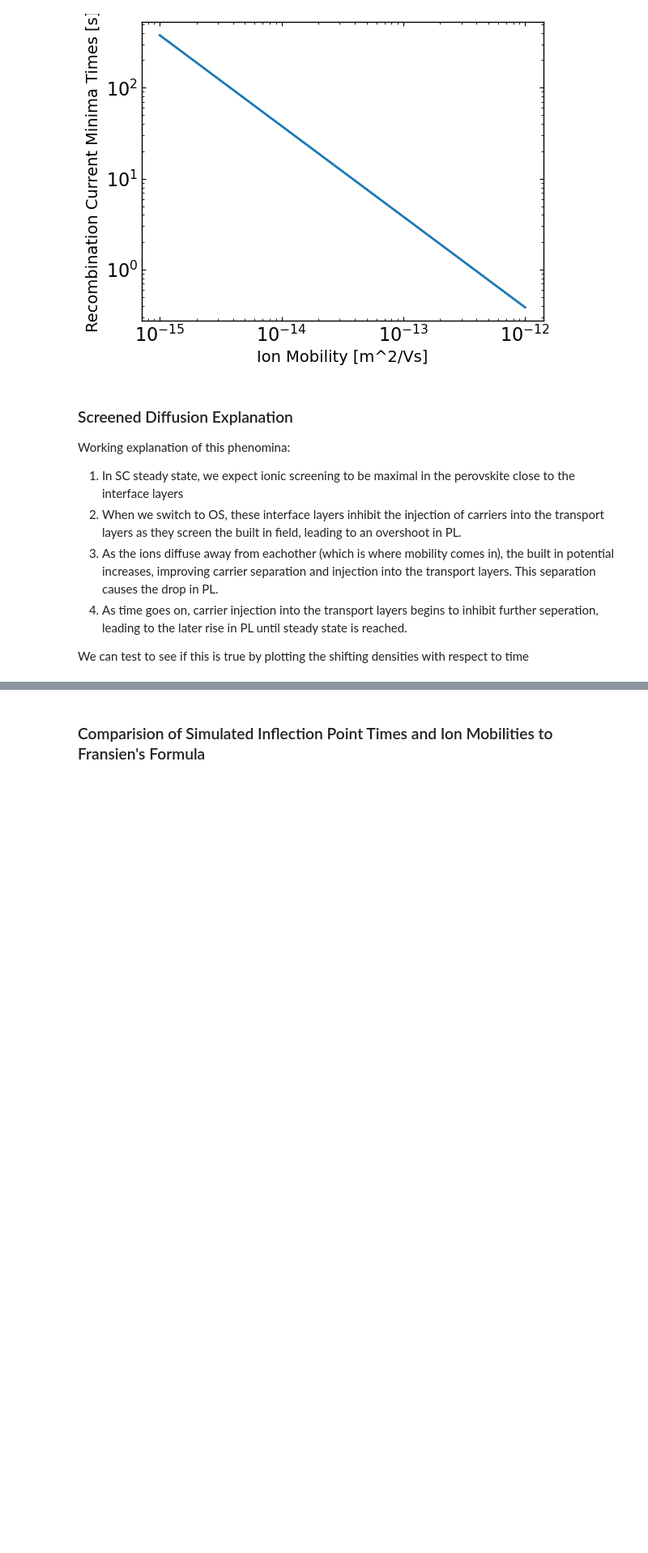
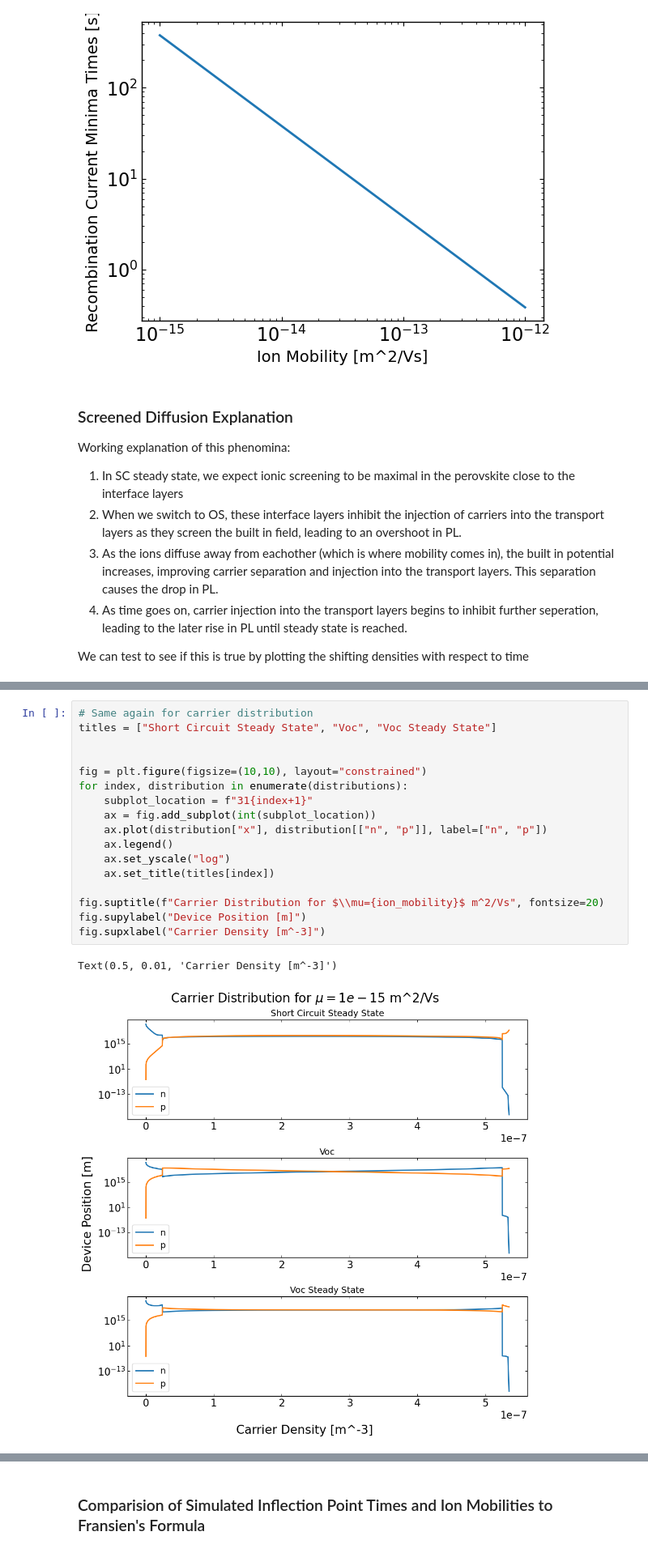
Before and after one commit to joshedmundson/pySIMsalabim, a Jupyter notebook: Notebooks/New PL Project/analysis.ipynb, the cells around one changed output, grey strips where cells are left out. Shown at 81% size. Drawn from its saved outputs; the diff is of its cells as text; blank space fills up the shorter version.

```diff
--- a/Notebooks/New PL Project/analysis.ipynb
+++ b/Notebooks/New PL Project/analysis.ipynb
@@ -309,0 +292,20 @@ TypeError: only integer scalar arrays can be converted to a scalar index
+# %%
+# Same again for carrier distribution
+titles = ["Short Circuit Steady State", "Voc", "Voc Steady State"]
+
+
+fig = plt.figure(figsize=(10,10), layout="constrained")
+for index, distribution in enumerate(distributions):
+    subplot_location = f"31{index+1}"
+    ax = fig.add_subplot(int(subplot_location))
+    ax.plot(distribution["x"], distribution[["n", "p"]], label=["n", "p"])
+    ax.legend()
+    ax.set_yscale("log")
+    ax.set_title(titles[index])
+
+fig.suptitle(f"Carrier Distribution for $\\mu={ion_mobility}$ m^2/Vs", fontsize=20)
+fig.supylabel("Device Position [m]")
+fig.supxlabel("Carrier Density [m^-3]")
+# %% [output]
+Text(0.5, 0.01, 'Carrier Density [m^-3]')
+[figure, added]
```
Also changed, not shown: parts of 16 cells of this notebook.
